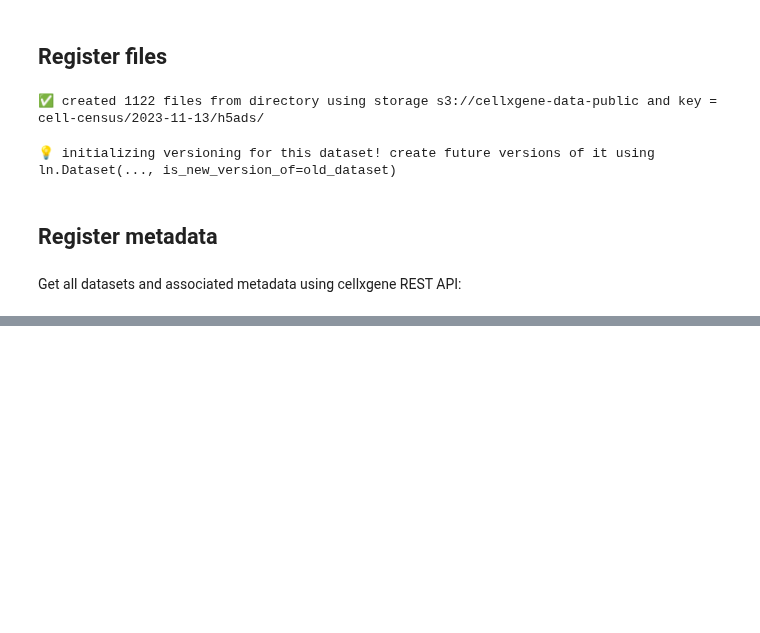
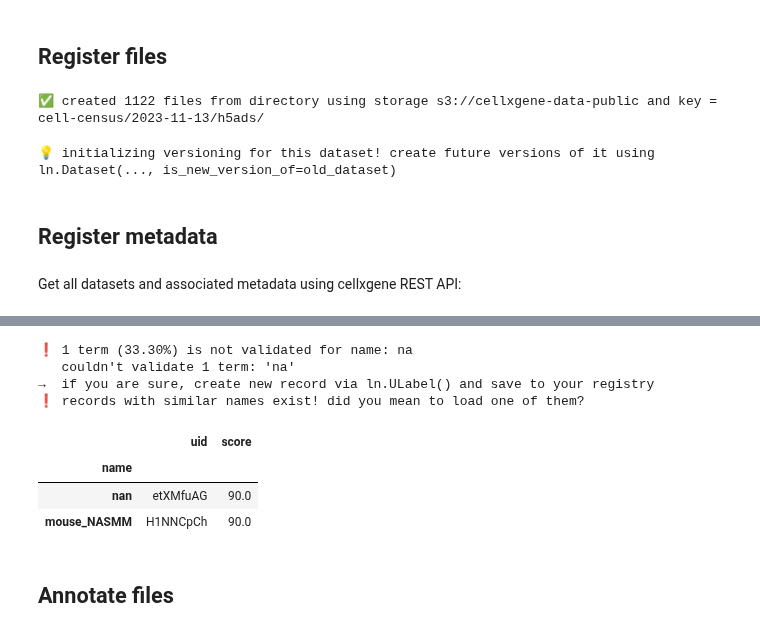
Before and after one commit to laminlabs/cellxgene-lamin, a Jupyter notebook: docs/notebooks/census-release-2023-11.ipynb, the cells around one changed output, grey strips where cells are left out. Saved outputs shown, nothing was run; the diff lists cells and outputs as text; code cells hidden in the pictures; blank space fills up the shorter version.

```diff
--- a/docs/notebooks/census-release-2023-11.ipynb
+++ b/docs/notebooks/census-release-2023-11.ipynb
@@ -93,2 +68,0 @@ adata_backed = file.backed()
-# %%
-features = ln.Feature.lookup()
@@ -213,0 +199,26 @@ TileDBError: [TileDB::Array] Error: [TileDB::StorageManager] Error: ArraySchema:
+# %%
+# register the non-validated terms
+bionty_source_ds_mouse = lb.BiontySource.filter(
+    entity="DevelopmentalStage", organism="mouse"
+).one()
+
+for name, terms in ontology_ids.items():
+    accessor, orm = FEATURE_TO_ACCESSOR.get(name)
+    terms_ids = [i[1] for i in terms]
+    result = orm.inspect(terms_ids, field="ontology_id")
+    if len(result.non_validated) > 0:
+        if name == "development_stage":
+            dv_records = orm.from_values(
+                result.non_validated,
+                field="ontology_id",
+                bionty_source=bionty_source_ds_mouse,
+            )
+        elif name == "tissue":
+            ts_records = [
+                orm(name=term[0], ontology_id=term[1])
+                for term in terms
+                if term[1] in result.non_validated
+            ]
+
+ln.save(dv_records)
+ln.save(ts_records)
@@ -213,0 +234,9 @@ TileDBError: [TileDB::Array] Error: [TileDB::StorageManager] Error: ArraySchema:
+# %%
+donor_ids = set()
+suspension_types = set()
+
+for i in res_content:
+    if "donor_id" in i:
+        donor_ids.update(i["donor_id"])
+    if "suspension_type" in i:
+        suspension_types.update(i["suspension_type"])
@@ -213,0 +254,18 @@ TileDBError: [TileDB::Array] Error: [TileDB::StorageManager] Error: ArraySchema:
+# %%
+stypes = ln.ULabel.filter(name="is_suspension_type").one().children.all()
+result = stypes.inspect(suspension_types)
+new_stypes = [ln.ULabel(name=name) for name in result.non_validated]
+ln.save(new_stypes)
+is_suspension_type = ln.ULabel.filter(name="is_suspension_type").one()
+is_suspension_type.children.add(*new_stypes)
+# %% [output]
+❗ 1 term (33.30%) is not validated for name: na
+   couldn't validate 1 term: 'na'
+→  if you are sure, create new record via ln.ULabel() and save to your registry
+❗ records with similar names exist! did you mean to load one of them?
+|  | uid | score |
+| name |  |  |
+| nan | etXMfuAG | 90.0 |
+| mouse_NASMM | H1NNCpCh | 90.0 |
+# %% [markdown]
+## Annotate files
```
Also changed, not shown: parts of 45 cells of this notebook.
